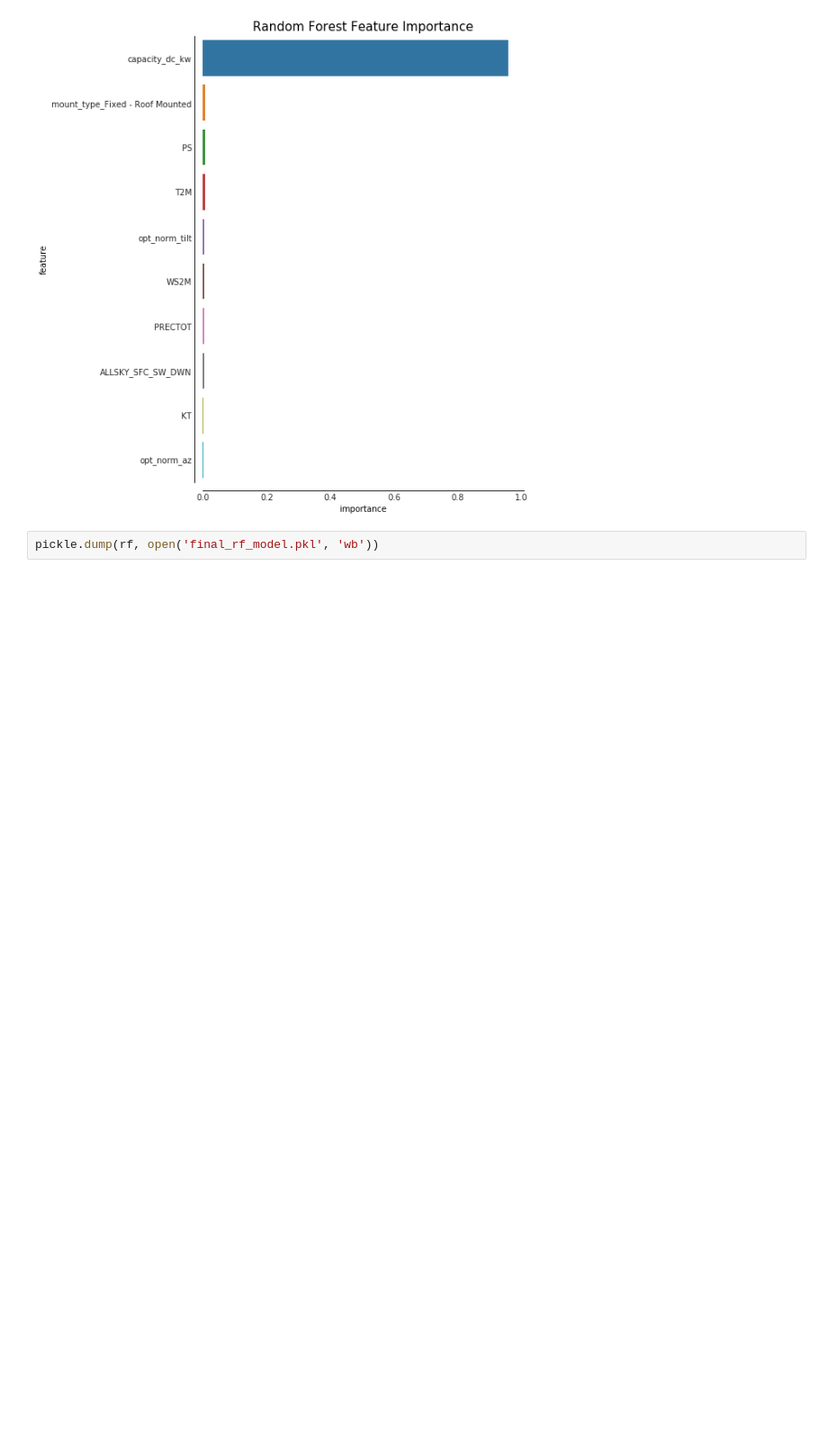
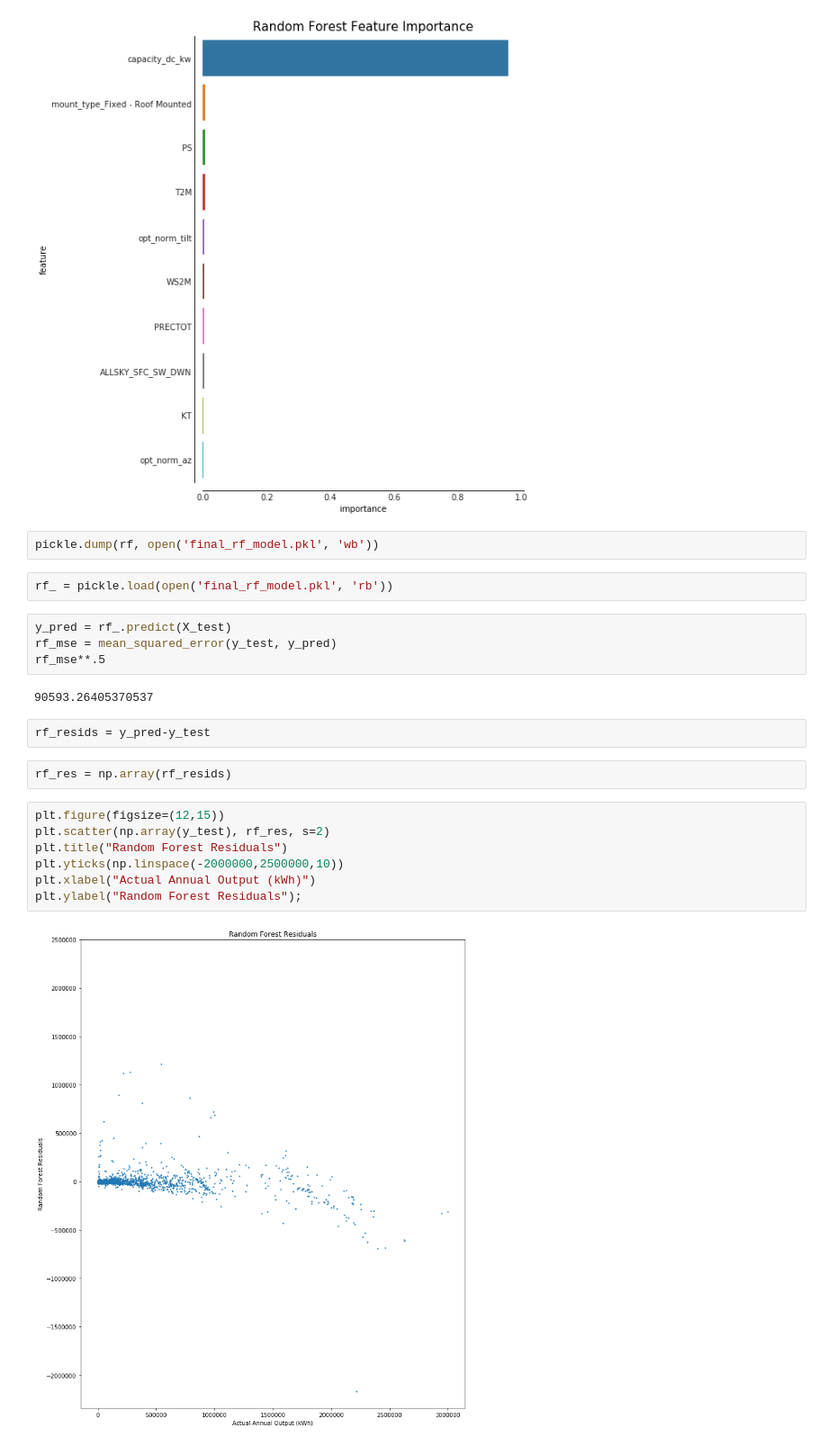
Before and after one commit to matchdutoit/Solar-PV-Outout-Predictor, a Jupyter notebook: GLS Regression.ipynb, the cells around one changed output. Shown: that part at 90% size. Cells and saved outputs as stored; diff of their text form; blank space fills up the shorter version.

```diff
--- a/GLS Regression.ipynb
+++ b/GLS Regression.ipynb
@@ -238,3 +279,24 @@ sns.despine(offset=10, trim=False);
 [figure]
 # %%
 pickle.dump(rf, open('final_rf_model.pkl', 'wb'))
+# %%
+rf_ = pickle.load(open('final_rf_model.pkl', 'rb'))
+# %%
+y_pred = rf_.predict(X_test)
+rf_mse = mean_squared_error(y_test, y_pred)
+rf_mse**.5
+# %% [output]
+90593.26405370537
+# %%
+rf_resids = y_pred-y_test
+# %%
+rf_res = np.array(rf_resids)
+# %%
+plt.figure(figsize=(12,15))
+plt.scatter(np.array(y_test), rf_res, s=2)
+plt.title("Random Forest Residuals")
+plt.yticks(np.linspace(-2000000,2500000,10))
+plt.xlabel("Actual Annual Output (kWh)")
+plt.ylabel("Random Forest Residuals");
+# %% [output]
+[figure, added]
```
Also changed, not shown: parts of 31 cells of this notebook, 2 other files.
